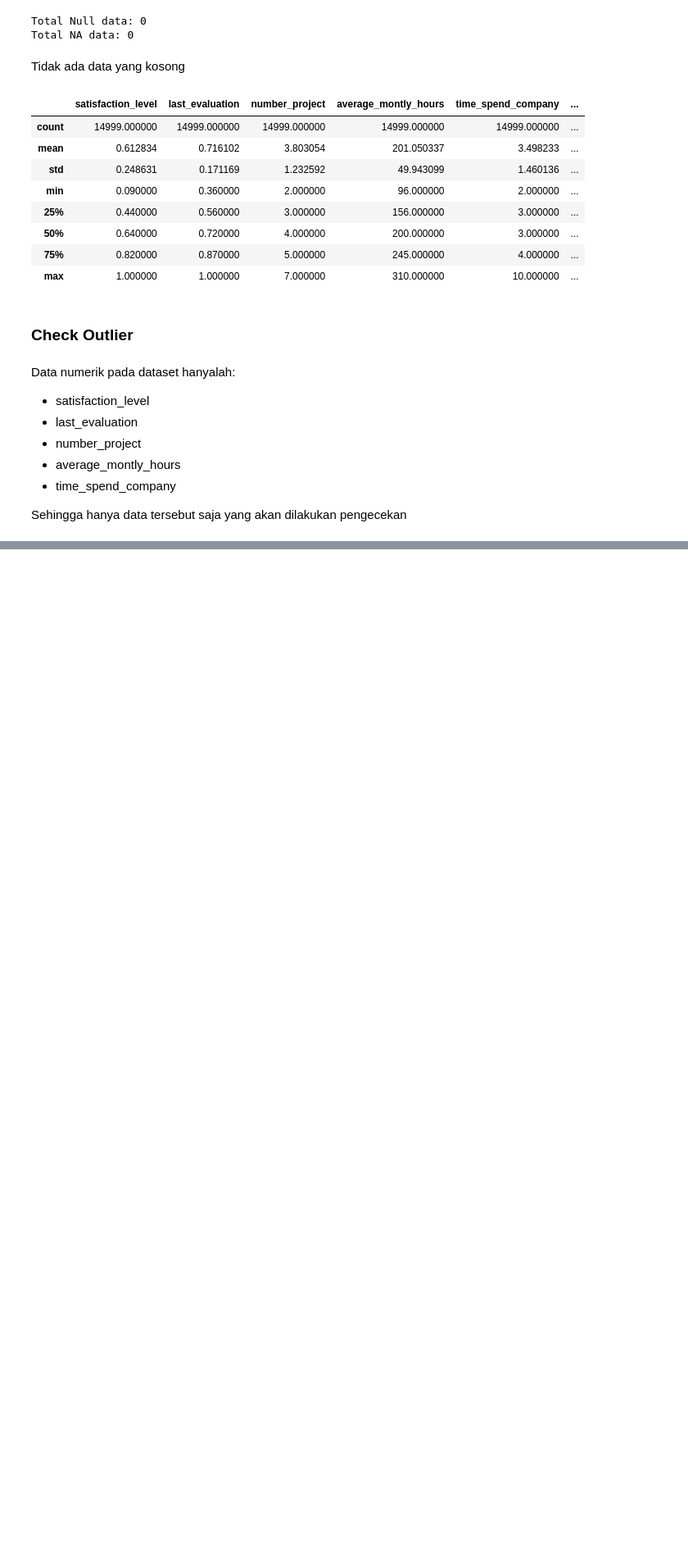
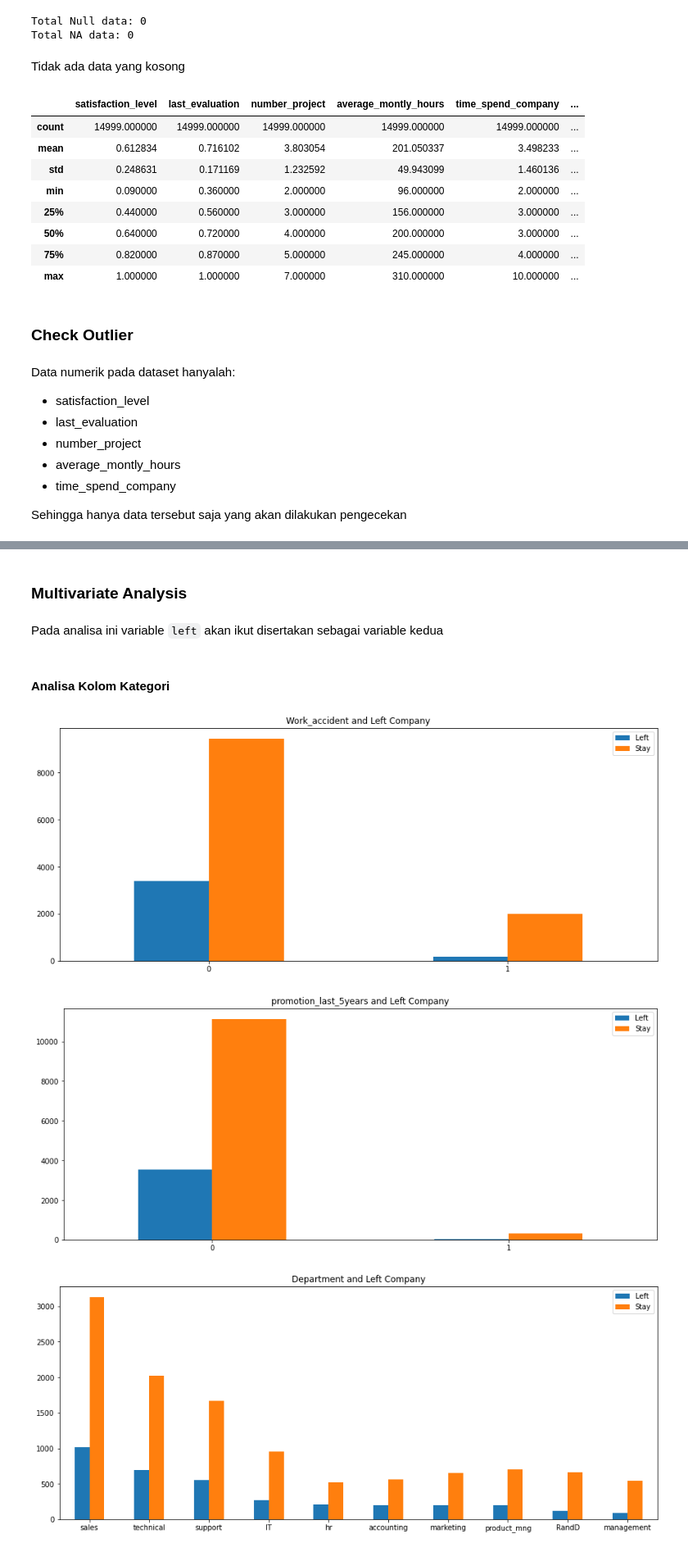
Before and after one commit to kresdev/DicodingMLExpert, a Jupyter notebook: PredictiveAnalytics/HR Turn Over Analytics.ipynb, the cells around one changed output, grey strips where cells are left out. Shown: that part at 82% size. Saved outputs shown, nothing was run; the diff lists cells and outputs as text; code cells hidden in the pictures; blank space fills up the shorter version.

```diff
--- a/PredictiveAnalytics/HR Turn Over Analytics.ipynb
+++ b/PredictiveAnalytics/HR Turn Over Analytics.ipynb
@@ -113,0 +158,20 @@ Dari data di atas hanya `time_spend_company` saja yang memiliki __outliers__ wal
+# %% [markdown]
+### Multivariate Analysis
+# %% [markdown]
+Pada analisa ini variable `left` akan ikut disertakan sebagai variable kedua
+# %%
+category_columns.remove('left')
+# %% [markdown]
+#### Analisa Kolom Kategori
+# %%
+for column in category_columns:
+  df_plt = pd.DataFrame()
+
+  df_plt['Left'] = df[df['left'] == 1][column].value_counts()
+  df_plt['Stay'] = df[df['left'] == 0][column].value_counts()
+
+  df_plt.plot.bar(rot=0, title = '{} and Left Company'.format(column), figsize=(15, 6))
+# %% [output]
+[figure, added]
+[figure, added]
+[figure, added]
```
Also changed, not shown: parts of 77 cells of this notebook.
